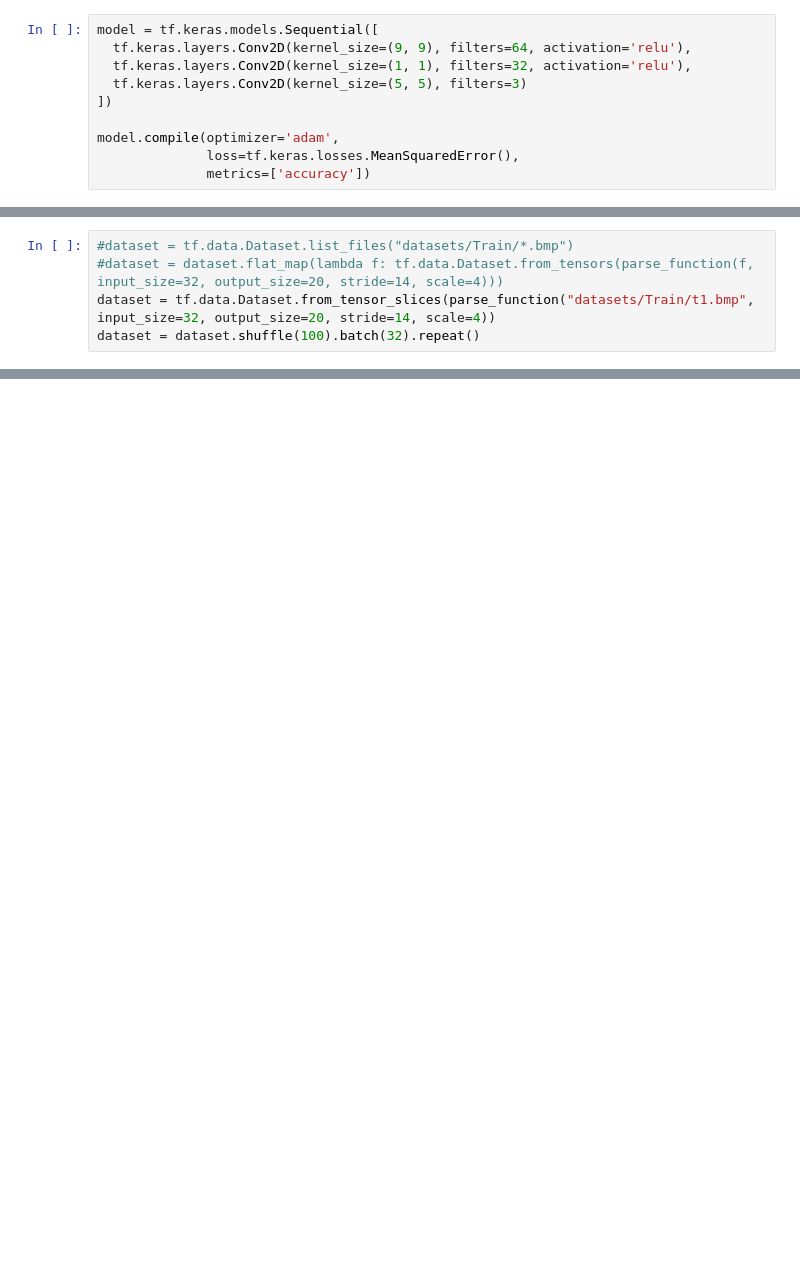
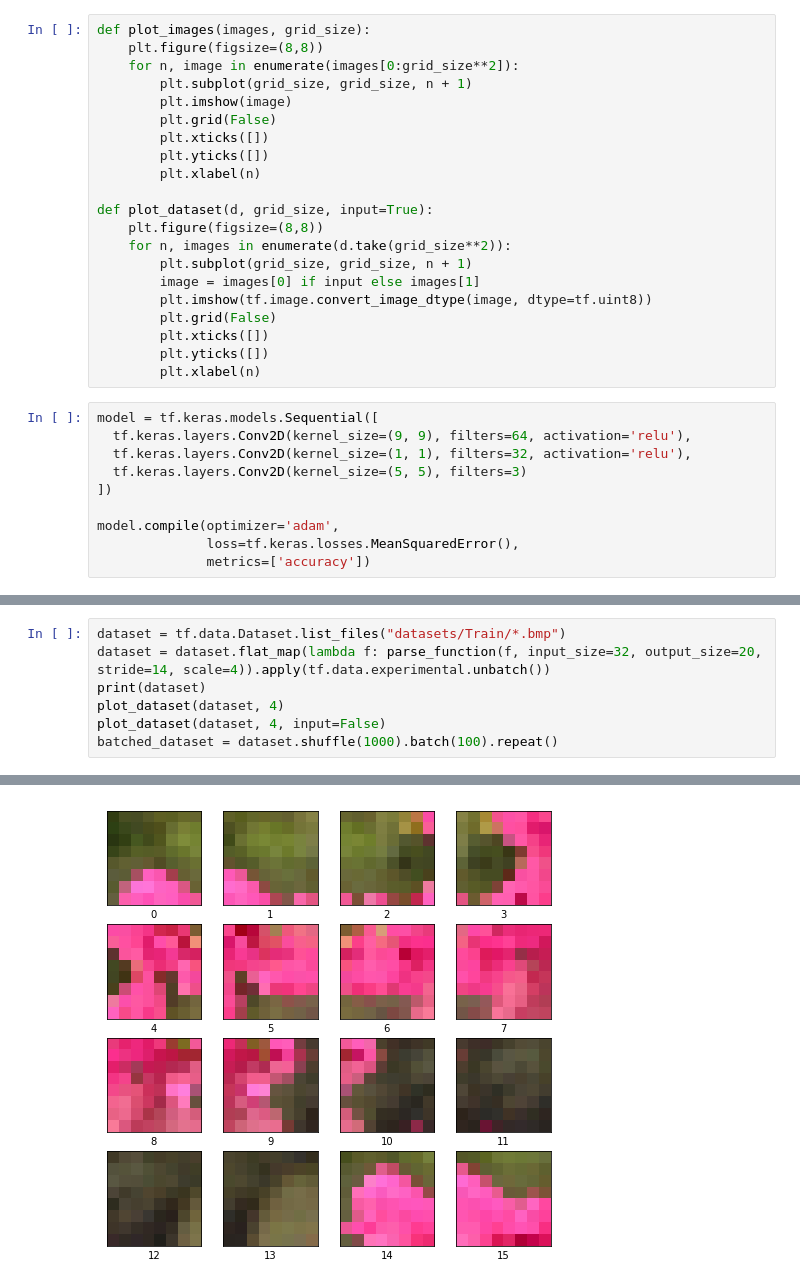
Before and after one commit to juliabeliaeva/srcnn, a Jupyter notebook: srcnn.ipynb, the cells around one changed output, grey strips where cells are left out. Saved outputs shown, nothing was run; the diff lists cells and outputs as text; blank space fills up the shorter version.

```diff
--- a/srcnn.ipynb
+++ b/srcnn.ipynb
@@ -3,3 +4,24 @@ import tensorflow as tf
+# %%
+def plot_images(images, grid_size):
+    plt.figure(figsize=(8,8))
+    for n, image in enumerate(images[0:grid_size**2]):
+        plt.subplot(grid_size, grid_size, n + 1)
+        plt.imshow(image)
+        plt.grid(False)
+        plt.xticks([])
+        plt.yticks([])
+        plt.xlabel(n)
+
+def plot_dataset(d, grid_size, input=True):
+    plt.figure(figsize=(8,8))
+    for n, images in enumerate(d.take(grid_size**2)):
+        plt.subplot(grid_size, grid_size, n + 1)
+        image = images[0] if input else images[1]
+        plt.imshow(tf.image.convert_image_dtype(image, dtype=tf.uint8))
+        plt.grid(False)
+        plt.xticks([])
+        plt.yticks([])
+        plt.xlabel(n)
 # %%
 model = tf.keras.models.Sequential([
   tf.keras.layers.Conv2D(kernel_size=(9, 9), filters=64, activation='relu'),
@@ -58,5 +62,8 @@ plot_grid(test_outputs, 4)
 # %%
-#dataset = tf.data.Dataset.list_files("datasets/Train/*.bmp")
-#dataset = dataset.flat_map(lambda f: tf.data.Dataset.from_tensors(parse_function(f, input_size=32, output_size=20, stride=14, scale=4)))
-dataset = tf.data.Dataset.from_tensor_slices(parse_function("datasets/Train/t1.bmp", input_size=32, output_size=20, stride=14, scale=4))
-dataset = dataset.shuffle(100).batch(32).repeat()
+dataset = tf.data.Dataset.list_files("datasets/Train/*.bmp")
+dataset = dataset.flat_map(lambda f: parse_function(f, input_size=32, output_size=20, stride=14, scale=4)).apply(tf.data.experimental.unbatch())
+print(dataset)
+plot_dataset(dataset, 4)
+plot_dataset(dataset, 4, input=False)
+batched_dataset = dataset.shuffle(1000).batch(100).repeat()
+# %% [output]
@@ -62,0 +87 @@ dataset = dataset.shuffle(100).batch(32).repeat()
+[figure, added]
```
Also changed, not shown: parts of 8 cells of this notebook.
